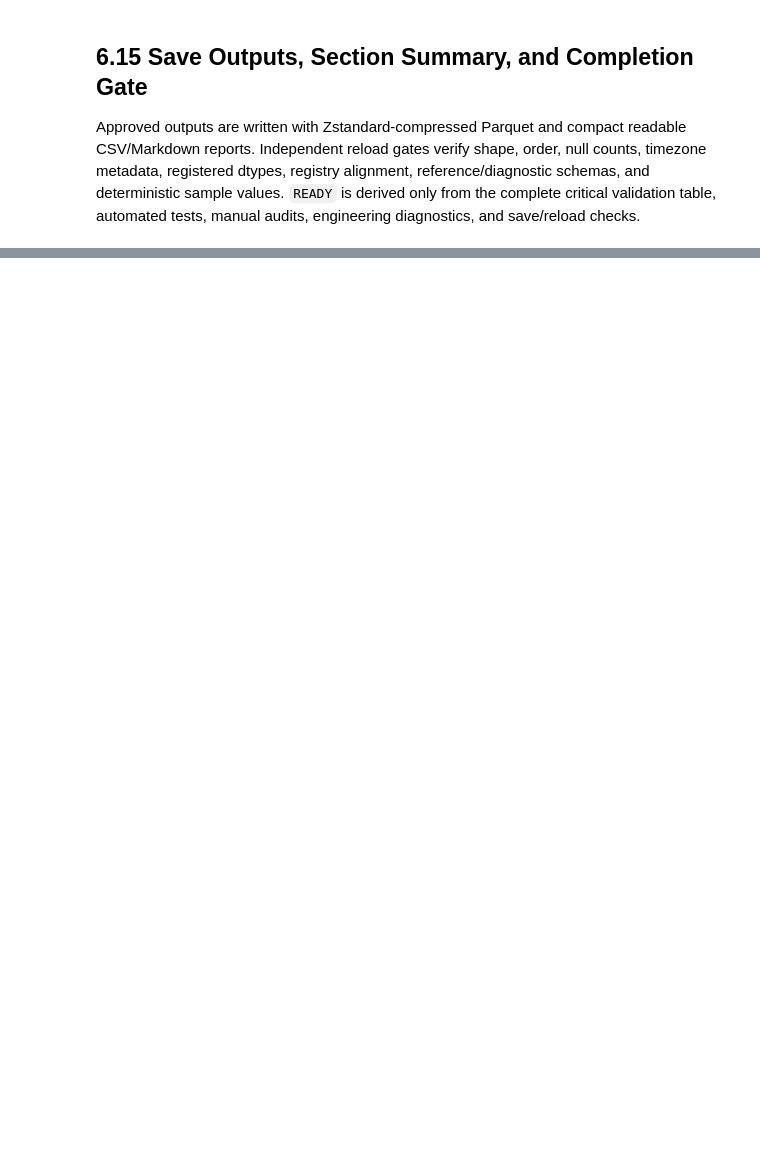
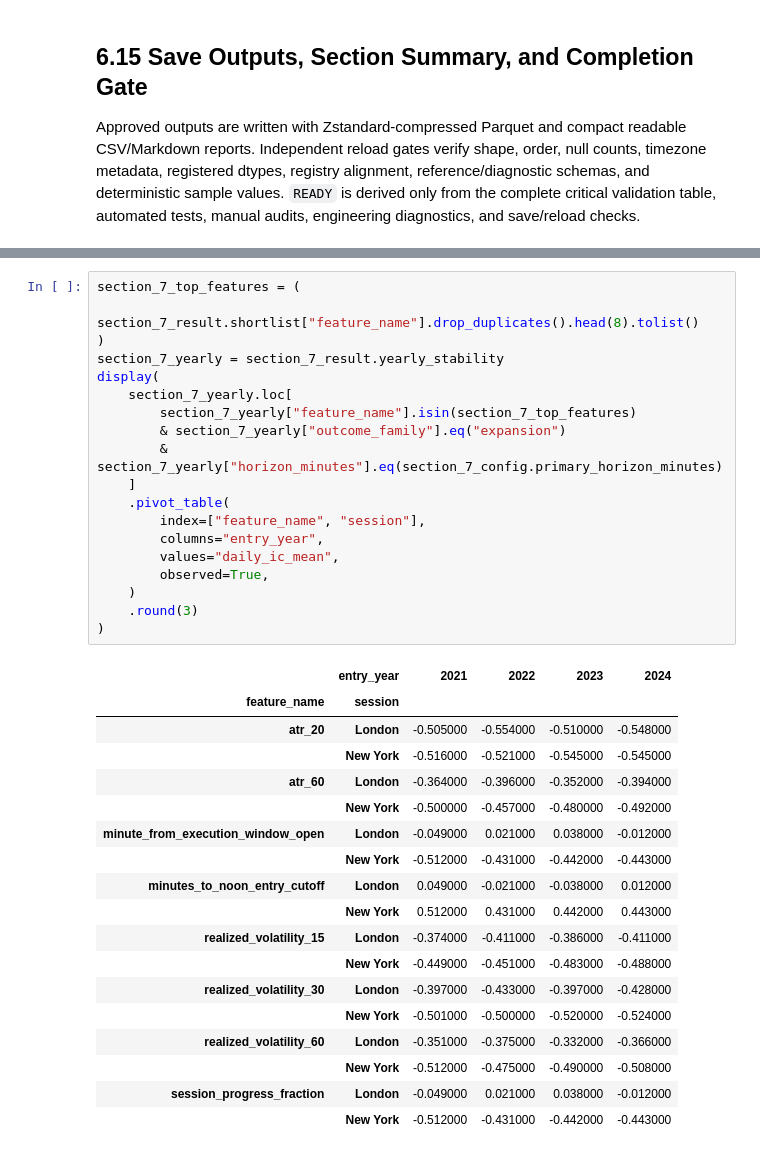
Before and after one commit to Abond1234/GC-1m-OHLCV-QUANTITATIVE-ANALYSIS, a Jupyter notebook: notebooks/exploration/statistical_feature_research.ipynb, the cells around one changed output, grey strips where cells are left out. Drawn from its saved outputs; the diff is of its cells as text; blank space fills up the shorter version.

```diff
--- a/notebooks/exploration/statistical_feature_research.ipynb
+++ b/notebooks/exploration/statistical_feature_research.ipynb
@@ -3250,0 +3476,38 @@ SECTION 6 STATUS: READY
+# %%
+section_7_top_features = (
+    section_7_result.shortlist["feature_name"].drop_duplicates().head(8).tolist()
+)
+section_7_yearly = section_7_result.yearly_stability
+display(
+    section_7_yearly.loc[
+        section_7_yearly["feature_name"].isin(section_7_top_features)
+        & section_7_yearly["outcome_family"].eq("expansion")
+        & section_7_yearly["horizon_minutes"].eq(section_7_config.primary_horizon_minutes)
+    ]
+    .pivot_table(
+        index=["feature_name", "session"],
+        columns="entry_year",
+        values="daily_ic_mean",
+        observed=True,
+    )
+    .round(3)
+)
+# %% [output]
+|  | entry_year | 2021 | 2022 | 2023 | 2024 |
+| feature_name | session |  |  |  |  |
+| atr_20 | London | -0.505000 | -0.554000 | -0.510000 | -0.548000 |
+|  | New York | -0.516000 | -0.521000 | -0.545000 | -0.545000 |
+| atr_60 | London | -0.364000 | -0.396000 | -0.352000 | -0.394000 |
+|  | New York | -0.500000 | -0.457000 | -0.480000 | -0.492000 |
+| minute_from_execution_window_open | London | -0.049000 | 0.021000 | 0.038000 | -0.012000 |
+|  | New York | -0.512000 | -0.431000 | -0.442000 | -0.443000 |
+| minutes_to_noon_entry_cutoff | London | 0.049000 | -0.021000 | -0.038000 | 0.012000 |
+|  | New York | 0.512000 | 0.431000 | 0.442000 | 0.443000 |
+| realized_volatility_15 | London | -0.374000 | -0.411000 | -0.386000 | -0.411000 |
+|  | New York | -0.449000 | -0.451000 | -0.483000 | -0.488000 |
+| realized_volatility_30 | London | -0.397000 | -0.433000 | -0.397000 | -0.428000 |
+|  | New York | -0.501000 | -0.500000 | -0.520000 | -0.524000 |
+| realized_volatility_60 | London | -0.351000 | -0.375000 | -0.332000 | -0.366000 |
+|  | New York | -0.512000 | -0.475000 | -0.490000 | -0.508000 |
+| session_progress_fraction | London | -0.049000 | 0.021000 | 0.038000 | -0.012000 |
+|  | New York | -0.512000 | -0.431000 | -0.442000 | -0.443000 |
```
Also changed, not shown: parts of 25 cells of this notebook, 2 other files.
